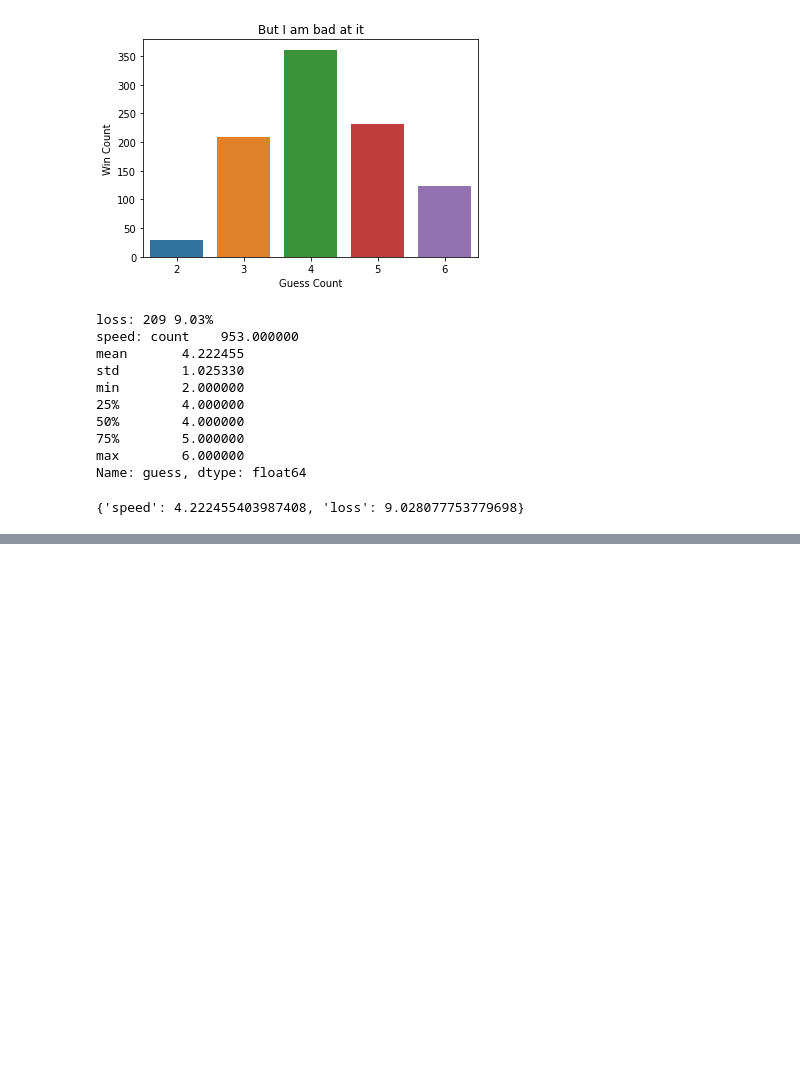
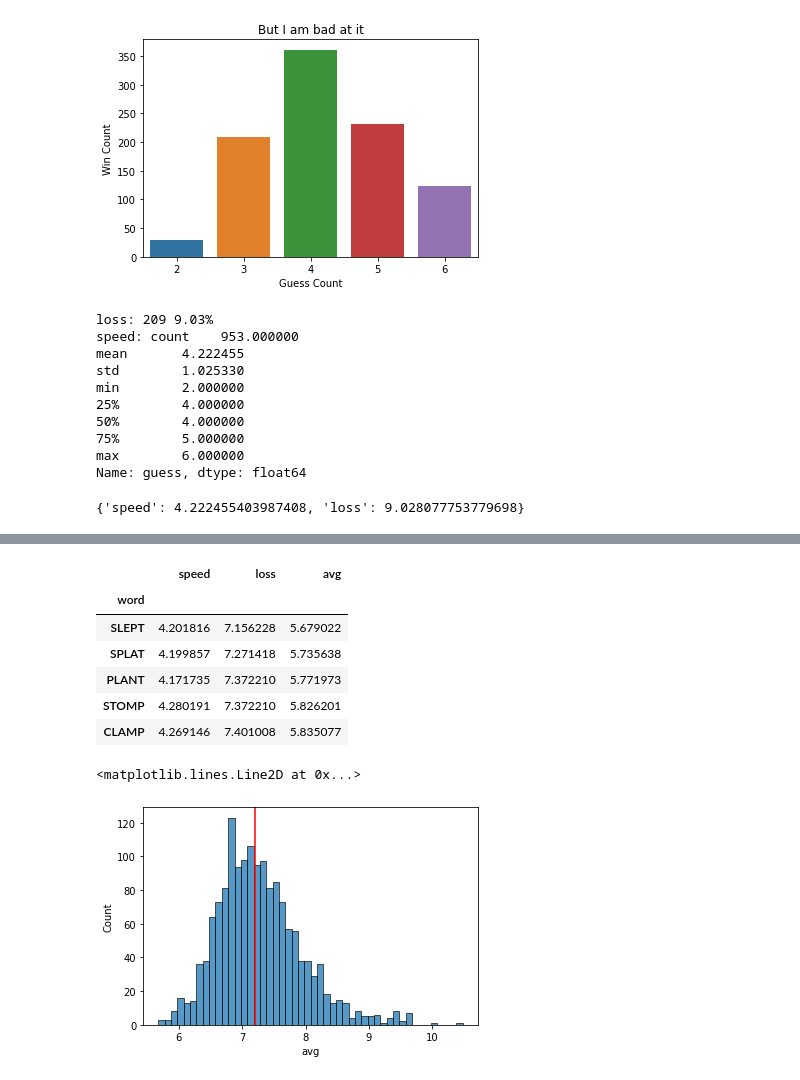
Before and after one commit to ACEnglish/wordlexp, a Jupyter notebook: Wordle.ipynb, the cells around one changed output, grey strips where cells are left out. Saved outputs shown, nothing was run; the diff lists cells and outputs as text; code cells hidden in the pictures; blank space fills up the shorter version.

```diff
--- a/Wordle.ipynb
+++ b/Wordle.ipynb
@@ -116,0 +127,14 @@ Name: guess, dtype: float64
+# %%
+we.display(scores.sort_values('avg').head())
+sb.histplot(scores['avg'],binwidth=0.1)
+plt.axvline(scores.loc['LATER']['avg'], color='red')
+# %% [output]
+|  | speed | loss | avg |
+| word |  |  |  |
+| SLEPT | 4.201816 | 7.156228 | 5.679022 |
+| SPLAT | 4.199857 | 7.271418 | 5.735638 |
+| PLANT | 4.171735 | 7.372210 | 5.771973 |
+| STOMP | 4.280191 | 7.372210 | 5.826201 |
+| CLAMP | 4.269146 | 7.401008 | 5.835077 |
+<matplotlib.lines.Line2D at 0x...>
+[figure, added]
```
Also changed, not shown: parts of 3 cells of this notebook, 5 other files.
